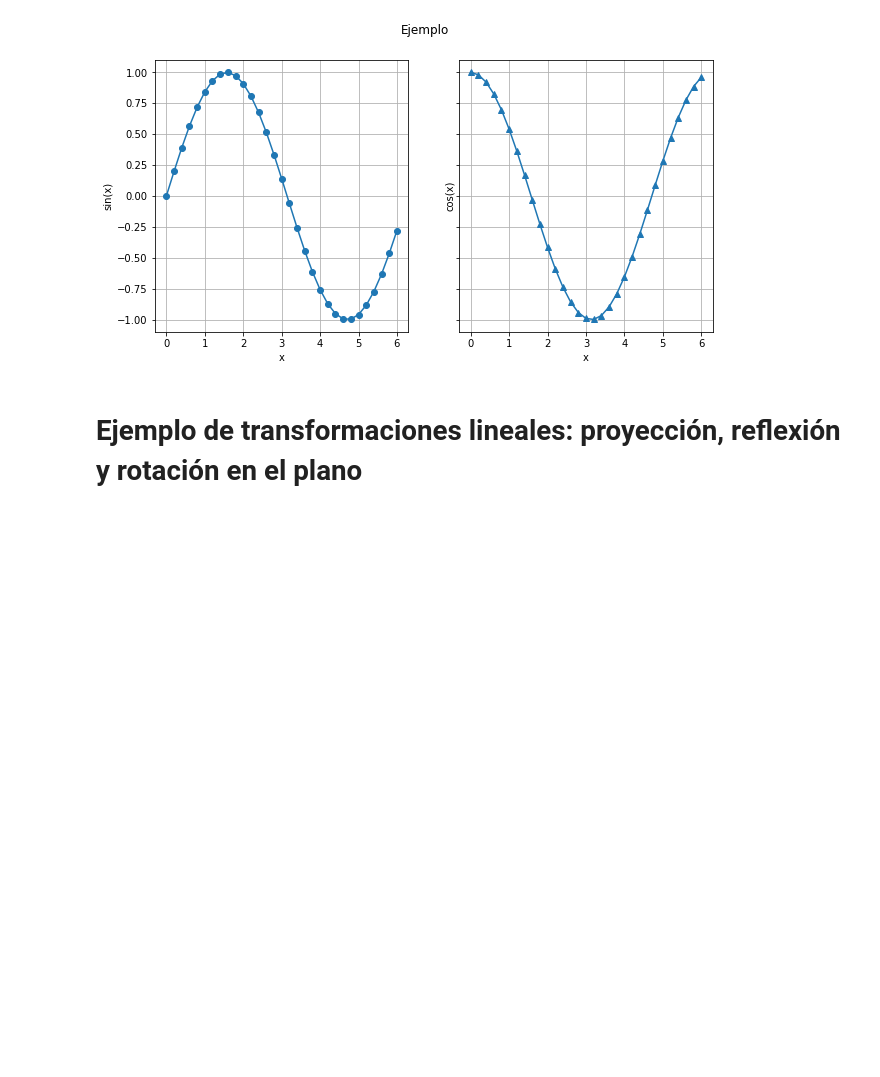
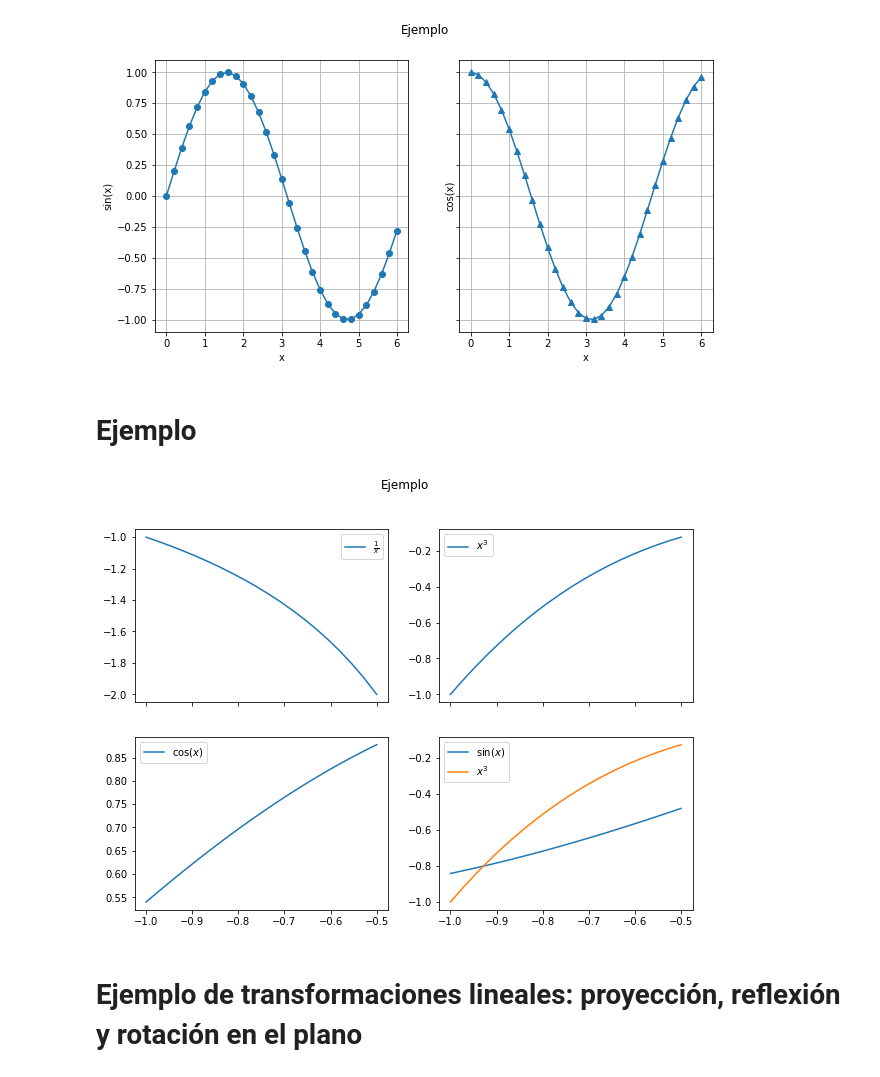
Before and after one commit to palmoreck/laboratorios, a Jupyter notebook: Python/3_Matplotlib.ipynb, the cells around one changed output. Cells and saved outputs as stored; diff of their text form; code cells hidden in the pictures; blank space fills up the shorter version.

Commit message:
example subplots from class

```diff
--- a/Python/3_Matplotlib.ipynb
+++ b/Python/3_Matplotlib.ipynb
@@ -233,6 +233,25 @@ plt.suptitle("Ejemplo")
 plt.show()
 # %% [output]
 [figure]
+# %% [markdown]
+# Ejemplo
+# %%
+x = np.linspace(-1,-.5,20)
+
+fig, axes = plt.subplots(2,2, sharex=True, figsize=(10,7))
+axes[1,1].plot(x, np.sin(x),label="$\sin(x)$")
+axes[1,1].plot(x, x**3, label="$x^3$")
+axes[1,1].legend()
+axes[1,0].plot(x, np.cos(x), label="$\cos(x)$")
+axes[1,0].legend()
+axes[0,0].plot(x, 1/x, label="$\\frac{1}{x}$")
+axes[0,0].legend()
+axes[0,1].plot(x, x**3, label="$x^3$")
+axes[0,1].legend()
+plt.suptitle("Ejemplo")
+plt.show()
+# %% [output]
+[figure, added]
 # %% [markdown]
 # Ejemplo de transformaciones lineales: proyección, reflexión y rotación en el plano
 # %% [markdown]
```
